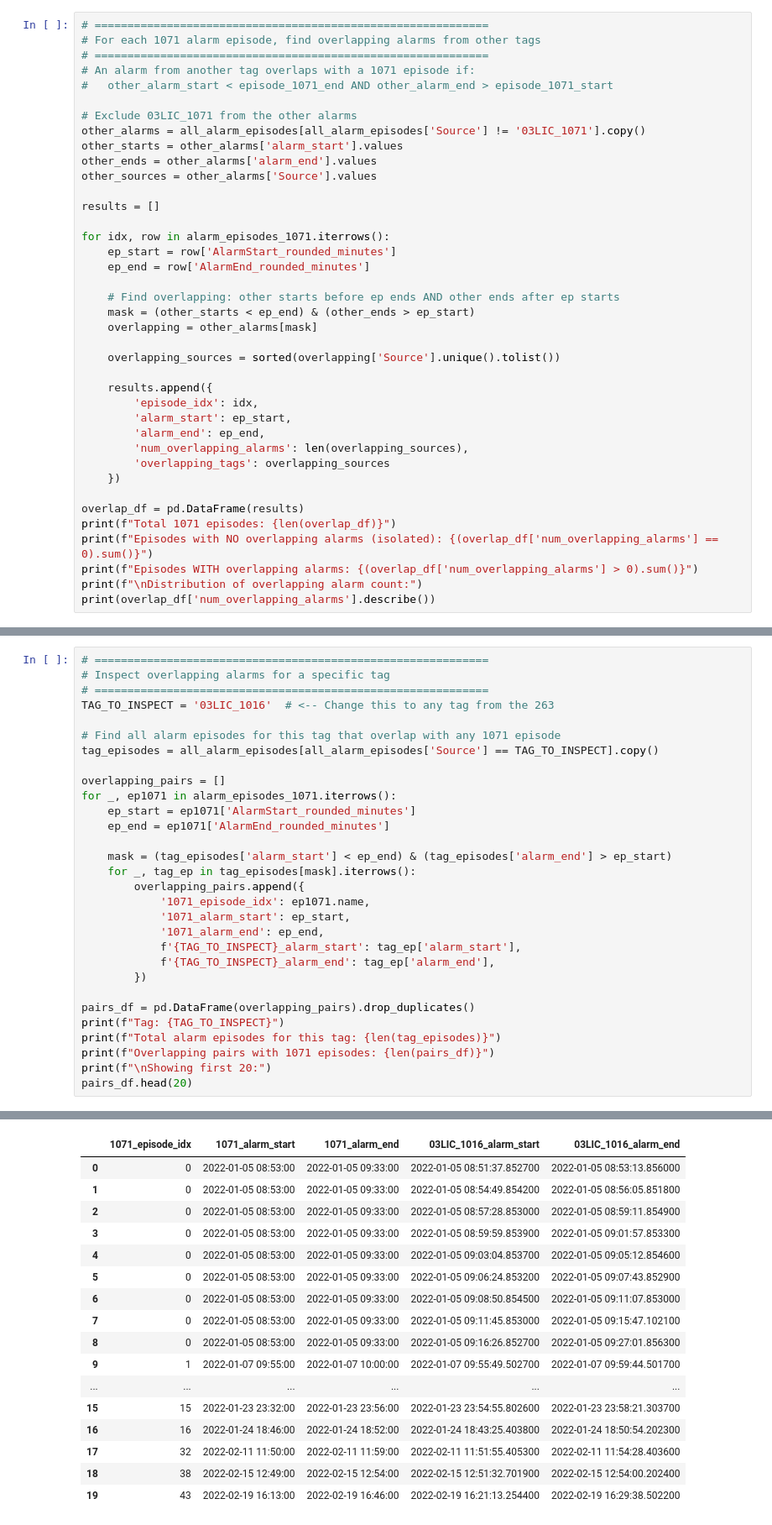
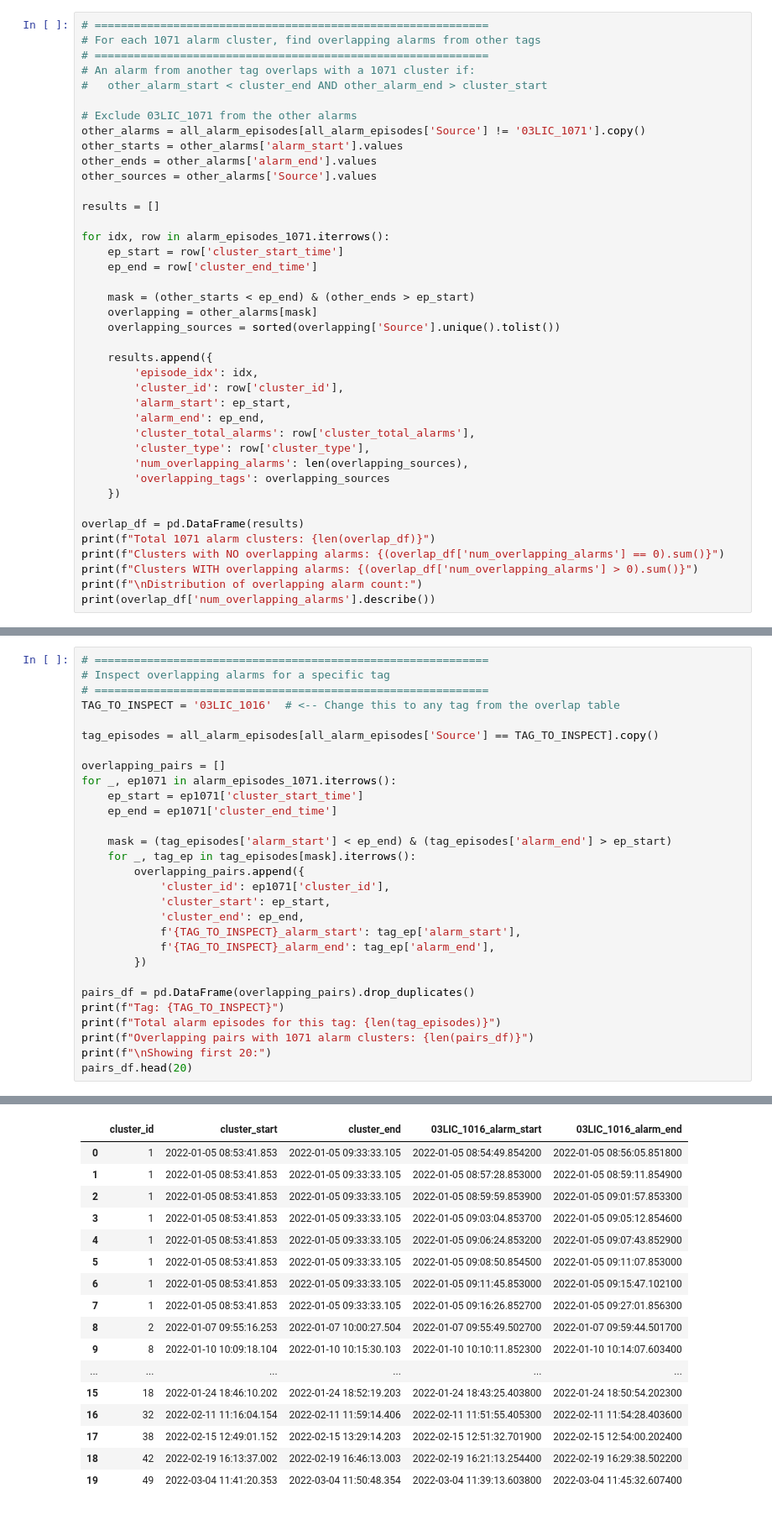
Before and after one commit to H604827/ControlActions, a Jupyter notebook: EXPERIMENTS/isolated_alarm_episode_analysis.ipynb, the cells around one changed output, grey strips where cells are left out. Shown at 84% size. Cells and saved outputs as stored; diff of their text form.

```diff
--- a/EXPERIMENTS/isolated_alarm_episode_analysis.ipynb
+++ b/EXPERIMENTS/isolated_alarm_episode_analysis.ipynb
@@ -182,10 +301,10 @@ max       30113.294402
 dtype: float64
 # %%
 # ============================================================
-# For each 1071 alarm episode, find overlapping alarms from other tags
+# For each 1071 alarm cluster, find overlapping alarms from other tags
 # ============================================================
-# An alarm from another tag overlaps with a 1071 episode if:
-#   other_alarm_start < episode_1071_end AND other_alarm_end > episode_1071_start
+# An alarm from another tag overlaps with a 1071 cluster if:
+#   other_alarm_start < cluster_end AND other_alarm_end > cluster_start
 
 # Exclude 03LIC_1071 from the other alarms
 other_alarms = all_alarm_episodes[all_alarm_episodes['Source'] != '03LIC_1071'].copy()
@@ -196,27 +315,28 @@ other_sources = other_alarms['Source'].values
 results = []
 
 for idx, row in alarm_episodes_1071.iterrows():
-    ep_start = row['AlarmStart_rounded_minutes']
-    ep_end = row['AlarmEnd_rounded_minutes']
+    ep_start = row['cluster_start_time']
+    ep_end = row['cluster_end_time']
 
-    # Find overlapping: other starts before ep ends AND other ends after ep starts
     mask = (other_starts < ep_end) & (other_ends > ep_start)
     overlapping = other_alarms[mask]
-
     overlapping_sources = sorted(overlapping['Source'].unique().tolist())
 
     results.append({
         'episode_idx': idx,
+        'cluster_id': row['cluster_id'],
         'alarm_start': ep_start,
         'alarm_end': ep_end,
+        'cluster_total_alarms': row['cluster_total_alarms'],
+        'cluster_type': row['cluster_type'],
         'num_overlapping_alarms': len(overlapping_sources),
         'overlapping_tags': overlapping_sources
     })
 
 overlap_df = pd.DataFrame(results)
-print(f"Total 1071 episodes: {len(overlap_df)}")
-print(f"Episodes with NO overlapping alarms (isolated): {(overlap_df['num_overlapping_alarms'] == 0).sum()}")
-print(f"Episodes WITH overlapping alarms: {(overlap_df['num_overlapping_alarms'] > 0).sum()}")
+print(f"Total 1071 alarm clusters: {len(overlap_df)}")
+print(f"Clusters with NO overlapping alarms: {(overlap_df['num_overlapping_alarms'] == 0).sum()}")
+print(f"Clusters WITH overlapping alarms: {(overlap_df['num_overlapping_alarms'] > 0).sum()}")
 print(f"\nDistribution of overlapping alarm count:")
 print(overlap_df['num_overlapping_alarms'].describe())
 # %% [output]
@@ -393,22 +543,21 @@ Saved to RESULTS/1071_overlapping_alarms.xlsx
 # ============================================================
 # Inspect overlapping alarms for a specific tag
 # ============================================================
-TAG_TO_INSPECT = '03LIC_1016'  # <-- Change this to any tag from the 263
+TAG_TO_INSPECT = '03LIC_1016'  # <-- Change this to any tag from the overlap table
 
-# Find all alarm episodes for this tag that overlap with any 1071 episode
 tag_episodes = all_alarm_episodes[all_alarm_episodes['Source'] == TAG_TO_INSPECT].copy()
 
 overlapping_pairs = []
 for _, ep1071 in alarm_episodes_1071.iterrows():
-    ep_start = ep1071['AlarmStart_rounded_minutes']
-    ep_end = ep1071['AlarmEnd_rounded_minutes']
+    ep_start = ep1071['cluster_start_time']
+    ep_end = ep1071['cluster_end_time']
 
     mask = (tag_episodes['alarm_start'] < ep_end) & (tag_episodes['alarm_end'] > ep_start)
     for _, tag_ep in tag_episodes[mask].iterrows():
         overlapping_pairs.append({
-            '1071_episode_idx': ep1071.name,
-            '1071_alarm_start': ep_start,
-            '1071_alarm_end': ep_end,
+            'cluster_id': ep1071['cluster_id'],
+            'cluster_start': ep_start,
+            'cluster_end': ep_end,
             f'{TAG_TO_INSPECT}_alarm_start': tag_ep['alarm_start'],
             f'{TAG_TO_INSPECT}_alarm_end': tag_ep['alarm_end'],
         })
@@ -416,7 +565,7 @@ for _, ep1071 in alarm_episodes_1071.iterrows():
 pairs_df = pd.DataFrame(overlapping_pairs).drop_duplicates()
 print(f"Tag: {TAG_TO_INSPECT}")
 print(f"Total alarm episodes for this tag: {len(tag_episodes)}")
-print(f"Overlapping pairs with 1071 episodes: {len(pairs_df)}")
+print(f"Overlapping pairs with 1071 alarm clusters: {len(pairs_df)}")
 print(f"\nShowing first 20:")
 pairs_df.head(20)
 # %% [output]
@@ -426,19 +575,19 @@ Overlapping pairs with 1071 episodes: 530
 
 Showing first 20:
-|  | 1071_episode_idx | 1071_alarm_start | 1071_alarm_end | 03LIC_1016_alarm_start | 03LIC_1016_alarm_end |
-| 0 | 0 | 2022-01-05 08:53:00 | 2022-01-05 09:33:00 | 2022-01-05 08:51:37.852700 | 2022-01-05 08:53:13.856000 |
-| 1 | 0 | 2022-01-05 08:53:00 | 2022-01-05 09:33:00 | 2022-01-05 08:54:49.854200 | 2022-01-05 08:56:05.851800 |
-| 2 | 0 | 2022-01-05 08:53:00 | 2022-01-05 09:33:00 | 2022-01-05 08:57:28.853000 | 2022-01-05 08:59:11.854900 |
-| 3 | 0 | 2022-01-05 08:53:00 | 2022-01-05 09:33:00 | 2022-01-05 08:59:59.853900 | 2022-01-05 09:01:57.853300 |
-| 4 | 0 | 2022-01-05 08:53:00 | 2022-01-05 09:33:00 | 2022-01-05 09:03:04.853700 | 2022-01-05 09:05:12.854600 |
-| 5 | 0 | 2022-01-05 08:53:00 | 2022-01-05 09:33:00 | 2022-01-05 09:06:24.853200 | 2022-01-05 09:07:43.852900 |
-| 6 | 0 | 2022-01-05 08:53:00 | 2022-01-05 09:33:00 | 2022-01-05 09:08:50.854500 | 2022-01-05 09:11:07.853000 |
-| 7 | 0 | 2022-01-05 08:53:00 | 2022-01-05 09:33:00 | 2022-01-05 09:11:45.853000 | 2022-01-05 09:15:47.102100 |
-| 8 | 0 | 2022-01-05 08:53:00 | 2022-01-05 09:33:00 | 2022-01-05 09:16:26.852700 | 2022-01-05 09:27:01.856300 |
-| 9 | 1 | 2022-01-07 09:55:00 | 2022-01-07 10:00:00 | 2022-01-07 09:55:49.502700 | 2022-01-07 09:59:44.501700 |
+|  | cluster_id | cluster_start | cluster_end | 03LIC_1016_alarm_start | 03LIC_1016_alarm_end |
+| 0 | 1 | 2022-01-05 08:53:41.853 | 2022-01-05 09:33:33.105 | 2022-01-05 08:54:49.854200 | 2022-01-05 08:56:05.851800 |
+| 1 | 1 | 2022-01-05 08:53:41.853 | 2022-01-05 09:33:33.105 | 2022-01-05 08:57:28.853000 | 2022-01-05 08:59:11.854900 |
+| 2 | 1 | 2022-01-05 08:53:41.853 | 2022-01-05 09:33:33.105 | 2022-01-05 08:59:59.853900 | 2022-01-05 09:01:57.853300 |
+| 3 | 1 | 2022-01-05 08:53:41.853 | 2022-01-05 09:33:33.105 | 2022-01-05 09:03:04.853700 | 2022-01-05 09:05:12.854600 |
+| 4 | 1 | 2022-01-05 08:53:41.853 | 2022-01-05 09:33:33.105 | 2022-01-05 09:06:24.853200 | 2022-01-05 09:07:43.852900 |
+| 5 | 1 | 2022-01-05 08:53:41.853 | 2022-01-05 09:33:33.105 | 2022-01-05 09:08:50.854500 | 2022-01-05 09:11:07.853000 |
+| 6 | 1 | 2022-01-05 08:53:41.853 | 2022-01-05 09:33:33.105 | 2022-01-05 09:11:45.853000 | 2022-01-05 09:15:47.102100 |
+| 7 | 1 | 2022-01-05 08:53:41.853 | 2022-01-05 09:33:33.105 | 2022-01-05 09:16:26.852700 | 2022-01-05 09:27:01.856300 |
+| 8 | 2 | 2022-01-07 09:55:16.253 | 2022-01-07 10:00:27.504 | 2022-01-07 09:55:49.502700 | 2022-01-07 09:59:44.501700 |
+| 9 | 8 | 2022-01-10 10:09:18.104 | 2022-01-10 10:15:30.103 | 2022-01-10 10:10:11.852300 | 2022-01-10 10:14:07.603400 |
 | ... | ... | ... | ... | ... | ... |
-| 15 | 15 | 2022-01-23 23:32:00 | 2022-01-23 23:56:00 | 2022-01-23 23:54:55.802600 | 2022-01-23 23:58:21.303700 |
-| 16 | 16 | 2022-01-24 18:46:00 | 2022-01-24 18:52:00 | 2022-01-24 18:43:25.403800 | 2022-01-24 18:50:54.202300 |
-| 17 | 32 | 2022-02-11 11:50:00 | 2022-02-11 11:59:00 | 2022-02-11 11:51:55.405300 | 2022-02-11 11:54:28.403600 |
-| 18 | 38 | 2022-02-15 12:49:00 | 2022-02-15 12:54:00 | 2022-02-15 12:51:32.701900 | 2022-02-15 12:54:00.202400 |
-| 19 | 43 | 2022-02-19 16:13:00 | 2022-02-19 16:46:00 | 2022-02-19 16:21:13.254400 | 2022-02-19 16:29:38.502200 |
+| 15 | 18 | 2022-01-24 18:46:10.202 | 2022-01-24 18:52:19.203 | 2022-01-24 18:43:25.403800 | 2022-01-24 18:50:54.202300 |
+| 16 | 32 | 2022-02-11 11:16:04.154 | 2022-02-11 11:59:14.406 | 2022-02-11 11:51:55.405300 | 2022-02-11 11:54:28.403600 |
+| 17 | 38 | 2022-02-15 12:49:01.152 | 2022-02-15 13:29:14.203 | 2022-02-15 12:51:32.701900 | 2022-02-15 12:54:00.202400 |
+| 18 | 42 | 2022-02-19 16:13:37.002 | 2022-02-19 16:46:13.003 | 2022-02-19 16:21:13.254400 | 2022-02-19 16:29:38.502200 |
+| 19 | 49 | 2022-03-04 11:41:20.353 | 2022-03-04 11:50:48.354 | 2022-03-04 11:39:13.603800 | 2022-03-04 11:45:32.607400 |
```
Also changed, not shown: parts of 36 cells of this notebook, 8 other files.
